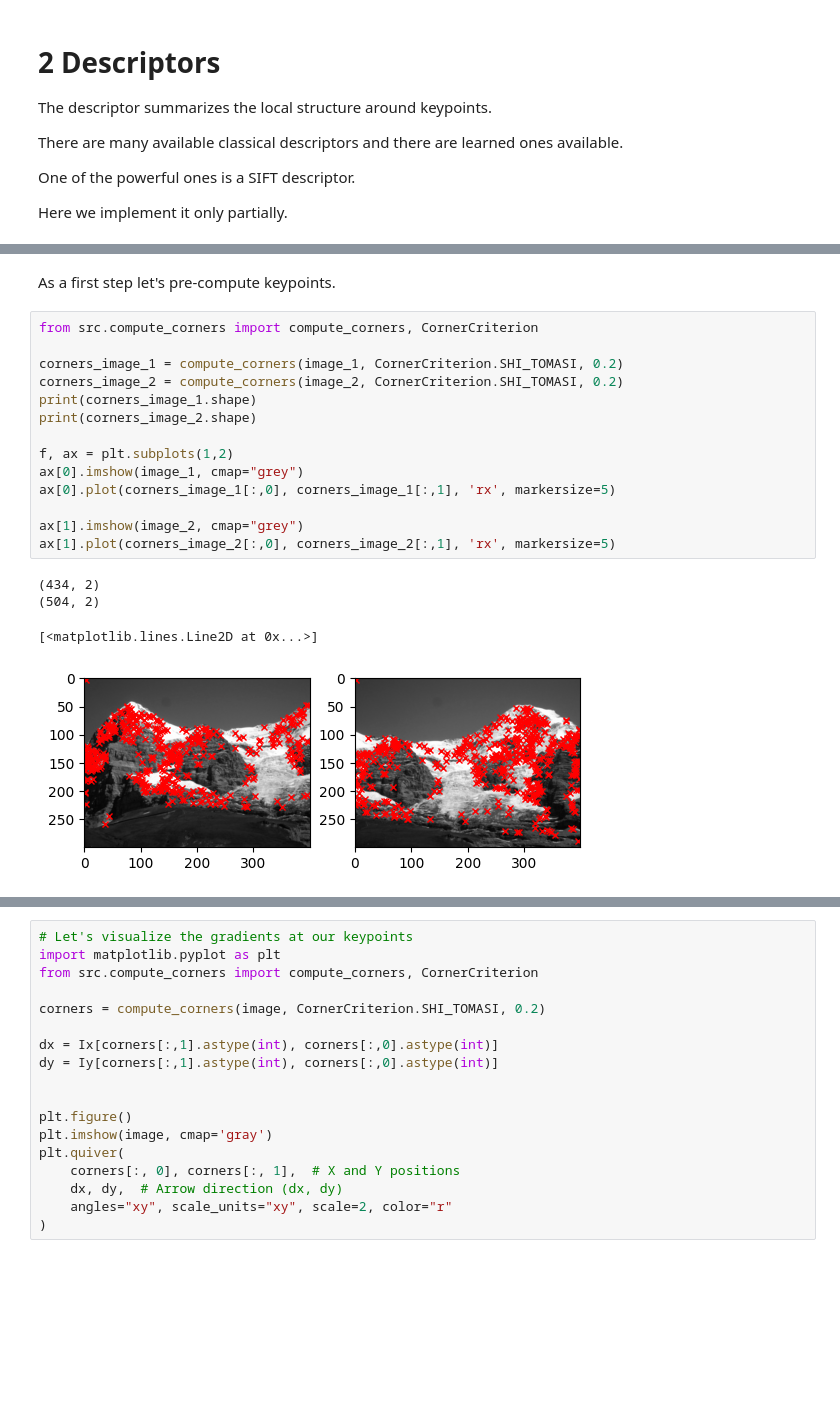
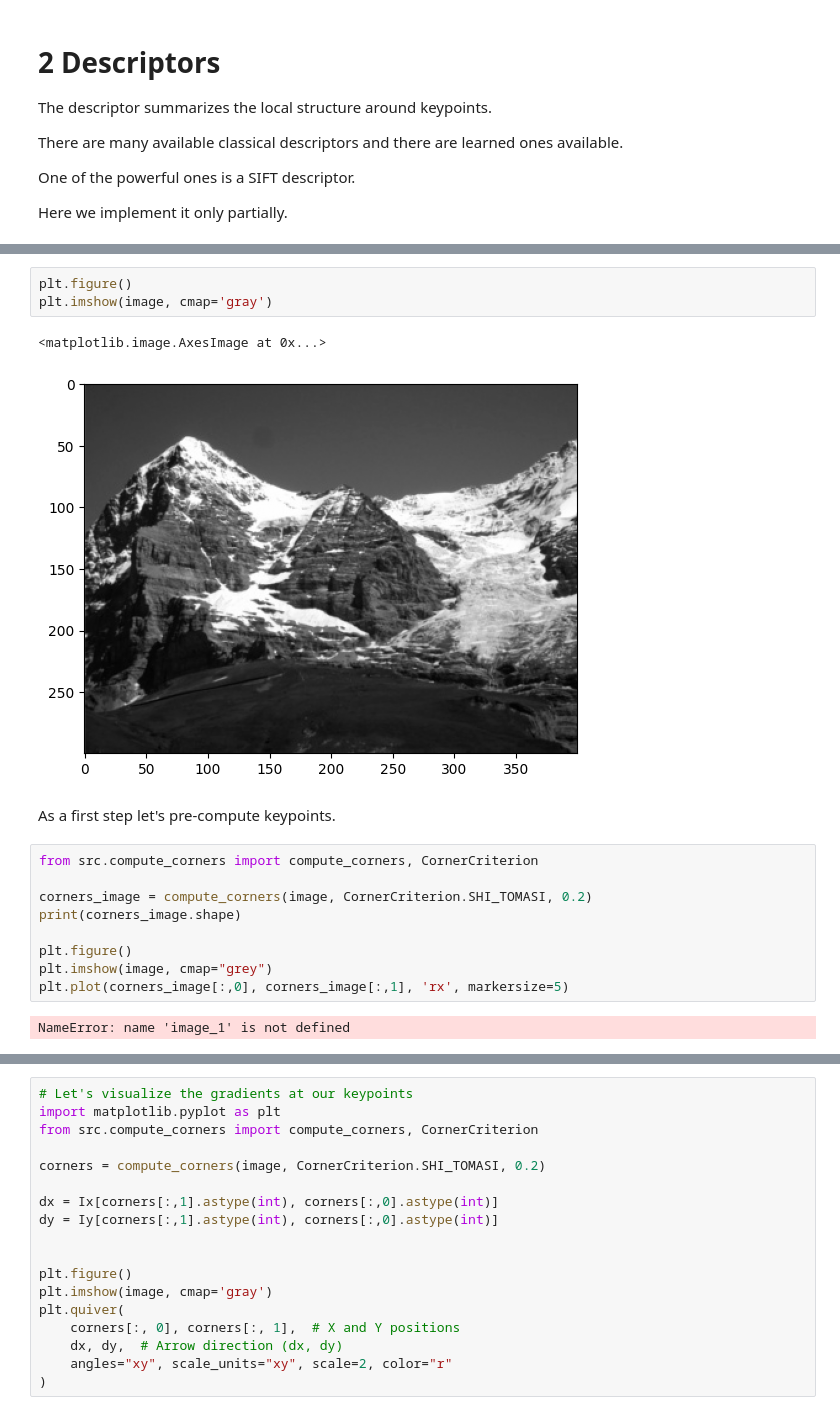
Before and after one commit to Logrus/learning-photogrammetric-computer-vision, a Jupyter notebook: 01_descriptors.ipynb, the cells around one changed output, grey strips where cells are left out. Drawn from its saved outputs; the diff is of its cells as text; blank space fills up the shorter version.

```diff
--- a/01_descriptors.ipynb
+++ b/01_descriptors.ipynb
@@ -44,24 +33,22 @@ ax[1].imshow(image_2, cmap='gray')
+# %%
+plt.figure()
+plt.imshow(image, cmap='gray')
+# %% [output]
+<matplotlib.image.AxesImage at 0x...>
+[figure, added]
 # %% [markdown]
 As a first step let's pre-compute keypoints.
 # %%
 from src.compute_corners import compute_corners, CornerCriterion
 
-corners_image_1 = compute_corners(image_1, CornerCriterion.SHI_TOMASI, 0.2)
-corners_image_2 = compute_corners(image_2, CornerCriterion.SHI_TOMASI, 0.2)
-print(corners_image_1.shape)
-print(corners_image_2.shape)
+corners_image = compute_corners(image, CornerCriterion.SHI_TOMASI, 0.2)
+print(corners_image.shape)
 
-f, ax = plt.subplots(1,2)
-ax[0].imshow(image_1, cmap="grey")
-ax[0].plot(corners_image_1[:,0], corners_image_1[:,1], 'rx', markersize=5)
-
-ax[1].imshow(image_2, cmap="grey")
-ax[1].plot(corners_image_2[:,0], corners_image_2[:,1], 'rx', markersize=5)
+plt.figure()
+plt.imshow(image, cmap="grey")
+plt.plot(corners_image[:,0], corners_image[:,1], 'rx', markersize=5)
 # %% [output]
-(434, 2)
-(504, 2)
+NameError: name 'image_1' is not defined
-[<matplotlib.lines.Line2D at 0x...>]
-[figure, removed]
 # %% [markdown]
 ## SIFT-Descriptor
 
```
Also changed, not shown: parts of 7 cells of this notebook, 1 other file.
